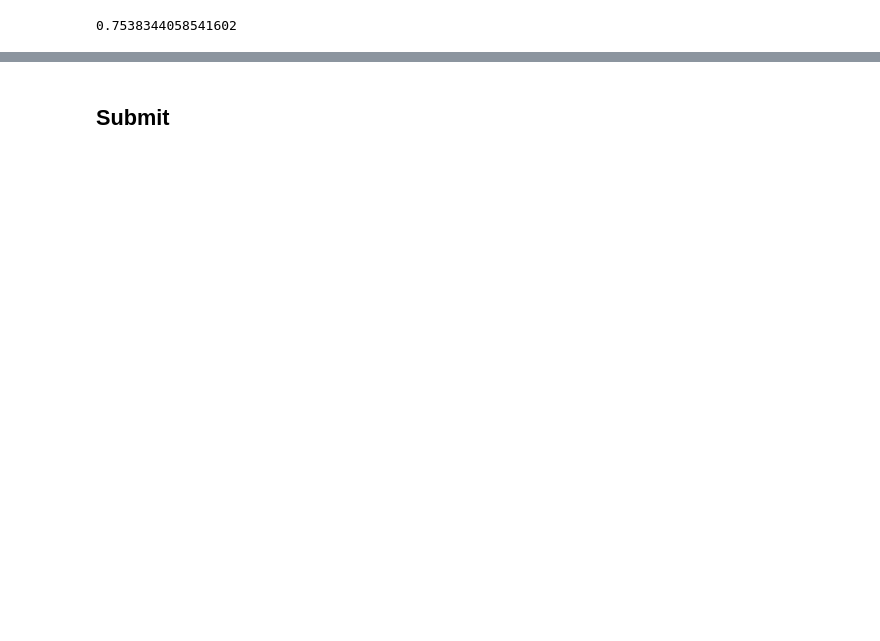
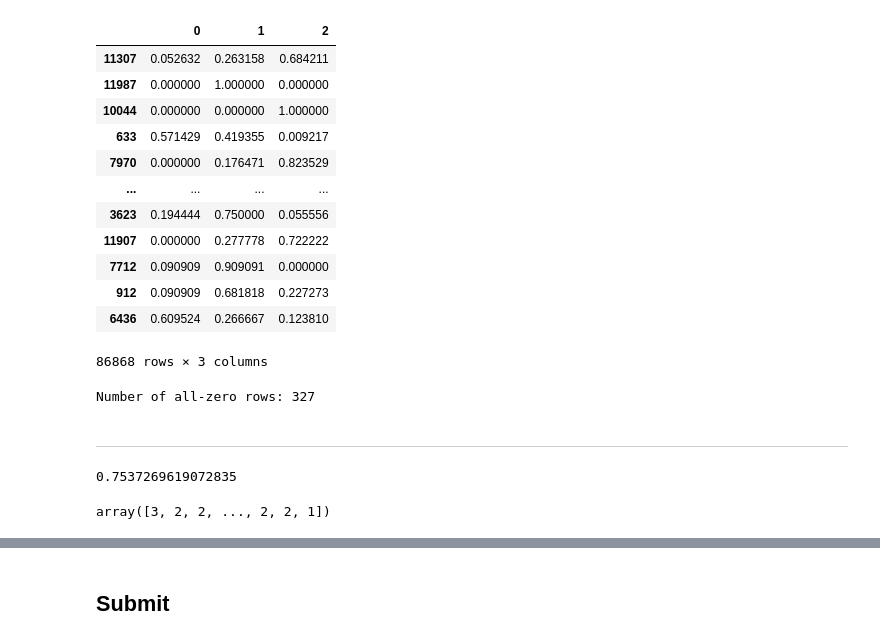
Before and after one commit to Hydrapse/ds-richter, a Jupyter notebook: danny_ensemble_1.ipynb, the cells around one changed output, grey strips where cells are left out. Cells and saved outputs as stored; diff of their text form; code cells hidden in the pictures; blank space fills up the shorter version.

```diff
--- a/danny_ensemble_1.ipynb
+++ b/danny_ensemble_1.ipynb
@@ -41,9 +86,51 @@ y_lightgbm_3_test = np.load(DATA_DIR + '/intermediate/lightgbm_{}fold_v{}_test.n
+# %%
+df = pd.DataFrame(y_onehot)
+df = df.join(X['geo_level_3_id'].reset_index(drop=True))
+mean_val = pd.DataFrame()
+mean_val[0] = df.groupby('geo_level_3_id')[0].mean()
+mean_val[1] = df.groupby('geo_level_3_id')[1].mean()
+mean_val[2] = df.groupby('geo_level_3_id')[2].mean()
+
+geo_id_train = X['geo_level_3_id'].unique()
+geo_id_test = X_test['geo_level_3_id'].unique()
+geo_id_diff = np.setdiff1d(geo_id_test, geo_id_train, assume_unique=True)
+df_geo_diff = pd.DataFrame(index=geo_id_diff, data=np.zeros((geo_id_diff.shape[0], 3)))
+
+df = pd.concat([mean_val, df_geo_diff])
+df = df.loc[X_test['geo_level_3_id'].to_numpy(), :]
+gt_test = df.to_numpy()
+
+df
+# %% [output]
+|  | 0 | 1 | 2 |
+| 11307 | 0.052632 | 0.263158 | 0.684211 |
+| 11987 | 0.000000 | 1.000000 | 0.000000 |
+| 10044 | 0.000000 | 0.000000 | 1.000000 |
+| 633 | 0.571429 | 0.419355 | 0.009217 |
+| 7970 | 0.000000 | 0.176471 | 0.823529 |
+| ... | ... | ... | ... |
+| 3623 | 0.194444 | 0.750000 | 0.055556 |
+| 11907 | 0.000000 | 0.277778 | 0.722222 |
+| 7712 | 0.090909 | 0.909091 | 0.000000 |
+| 912 | 0.090909 | 0.681818 | 0.227273 |
+| 6436 | 0.609524 | 0.266667 | 0.123810 |
+86868 rows × 3 columns
+# %%
+# Count the number of all-zero rows
+num_zero_rows = np.sum(np.all(gt_test == 0, axis=1))
+
+# Print the result
+print("Number of all-zero rows:", num_zero_rows)
+# %% [output]
+Number of all-zero rows: 327
+# %% [markdown]
+---
 # %%
-y_prob = np.stack([y_catboost_1, y_catboost_2, y_catboost_3, y_catboost_3_2, y_lightgbm_1, y_lightgbm_2, y_lightgbm_3])
+y_prob = np.stack([y_catboost_3, y_lightgbm_3])
 
 y_prob = np.log1p(y_prob)
 y_prob = np.sum(y_prob, axis=0)
 y_pred = y_prob.argmax(axis=1) + 1
 f1_score(y, y_pred, average='micro')
 # %% [output]
-0.7538344058541602
+0.7537269619072835
@@ -51,0 +137,9 @@ f1_score(y, y_pred, average='micro')
+# %%
+y_prob = np.stack([y_catboost_3_test, y_lightgbm_3_test, y_xgboost_3_test])
+
+y_prob = np.log1p(y_prob)
+y_prob = np.sum(y_prob, axis=0)
+y_pred = y_prob.argmax(axis=1) + 1
+y_pred
+# %% [output]
+array([3, 2, 2, ..., 2, 2, 1])
```
Also changed, not shown: parts of 17 cells of this notebook, 9 other files.
